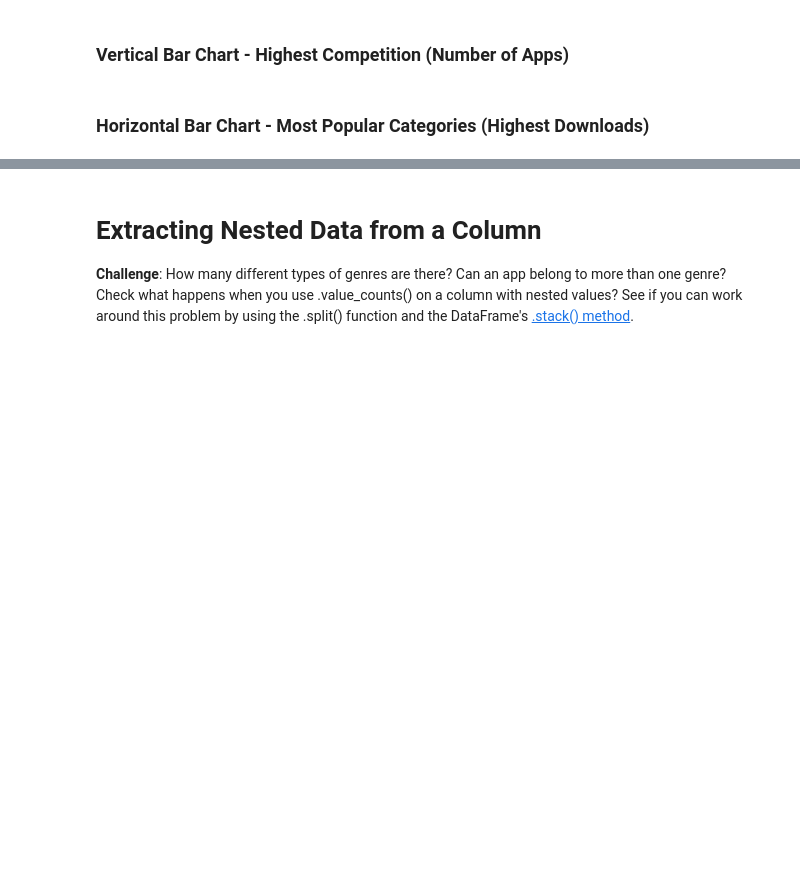
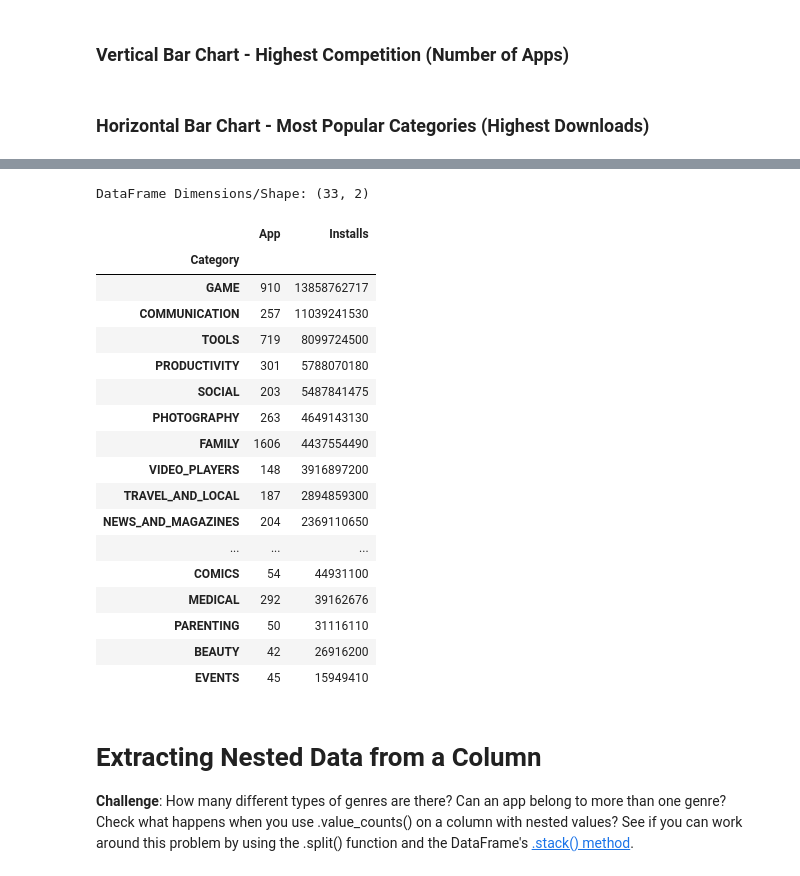
Before and after one commit to itsjordanmuller/2023-python-100-days, a Jupyter notebook: Day-076/Projects/Google Play Store App Analytics/Google Play Store App Analytics (start).ipynb, the cells around one changed output, grey strips where cells are left out. Cells and saved outputs as stored; diff of their text form; code cells hidden in the pictures; blank space fills up the shorter version.

Commit message:
Create a scatter plot with Plotly using merged categories DataFrame

```diff
--- a/Day-076/Projects/Google Play Store App Analytics/Google Play Store App Analytics (start).ipynb
+++ b/Day-076/Projects/Google Play Store App Analytics/Google Play Store App Analytics (start).ipynb
@@ -332,3 +332,31 @@ h_bar.show()
 <img src=https://imgur.com/cHsqh6a.png>
 
 *Hint*: Use the size, hover_name and color parameters in .scatter(). To scale the yaxis, call .update_layout() and specify that the yaxis should be on a log-scale like so: yaxis=dict(type='log')
+# %%
+cat_counts = df_apps_clean.groupby("Category").agg({"App": pd.Series.count})
+
+df_cat_merged = pd.merge(cat_counts, category_installs, on="Category", how="inner")
+
+print(f"DataFrame Dimensions/Shape: {df_cat_merged.shape}")
+
+df_cat_merged.sort_values("Installs", ascending=False)
+# %% [output]
+DataFrame Dimensions/Shape: (33, 2)
+|  | App | Installs |
+| Category |  |  |
+| GAME | 910 | 13858762717 |
+| COMMUNICATION | 257 | 11039241530 |
+| TOOLS | 719 | 8099724500 |
+| PRODUCTIVITY | 301 | 5788070180 |
+| SOCIAL | 203 | 5487841475 |
+| PHOTOGRAPHY | 263 | 4649143130 |
+| FAMILY | 1606 | 4437554490 |
+| VIDEO_PLAYERS | 148 | 3916897200 |
+| TRAVEL_AND_LOCAL | 187 | 2894859300 |
+| NEWS_AND_MAGAZINES | 204 | 2369110650 |
+| ... | ... | ... |
+| COMICS | 54 | 44931100 |
+| MEDICAL | 292 | 39162676 |
+| PARENTING | 50 | 31116110 |
+| BEAUTY | 42 | 26916200 |
+| EVENTS | 45 | 15949410 |
```
Also changed, not shown: parts of 1 cell of this notebook.
